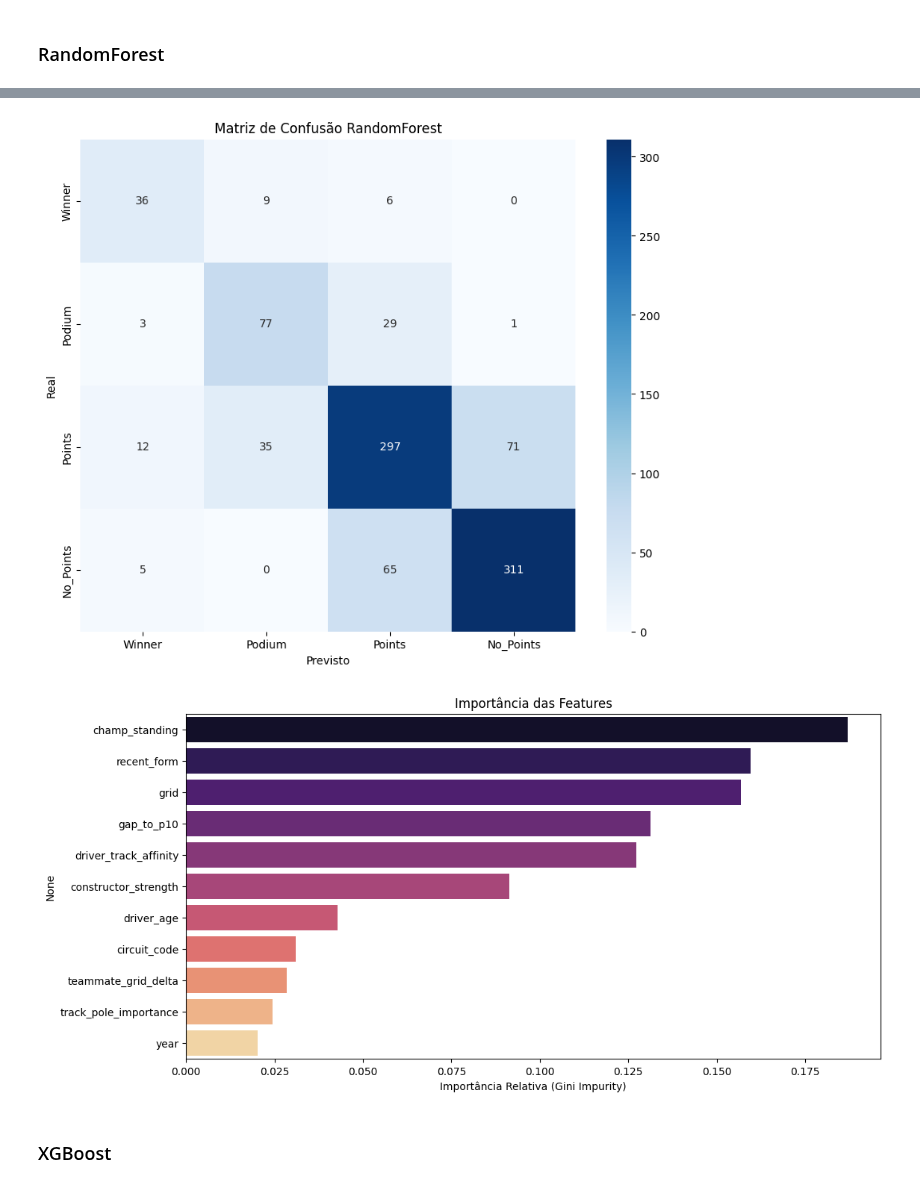
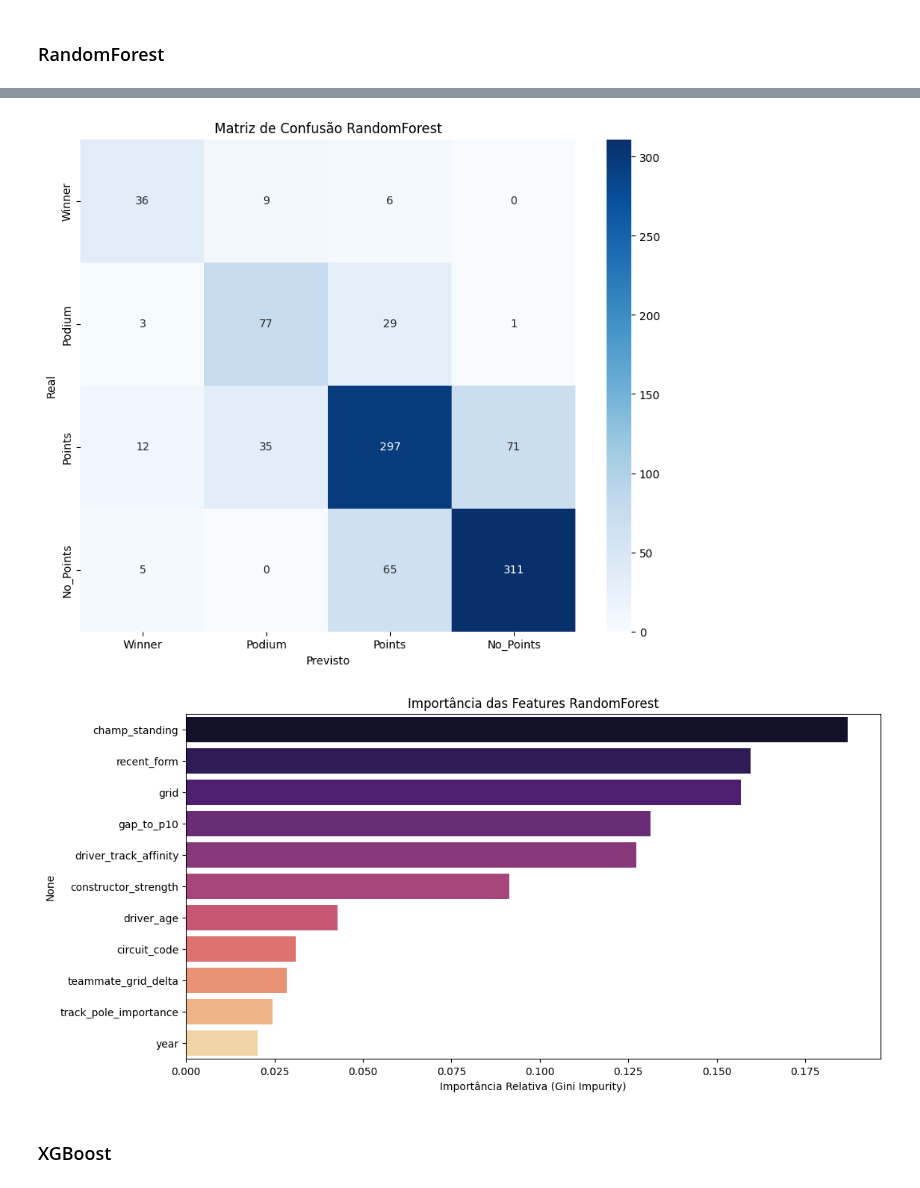
Before and after one commit to falconeee/CD-2025-2, a Jupyter notebook: projeto final/projeto_final.ipynb, the cells around one changed output, grey strips where cells are left out. Cells and saved outputs as stored; diff of their text form; code cells hidden in the pictures.

Commit message:
add title in feature importance graph

```diff
--- a/projeto final/projeto_final.ipynb
+++ b/projeto final/projeto_final.ipynb
@@ -1545,35 +1545,35 @@ plt.figure(figsize=(10, 8))
 sns.heatmap(cm, annot=True, fmt='d', cmap='Blues',
             xticklabels=labels_order, yticklabels=labels_order)
 
 plt.title('Matriz de Confusão RandomForest')
 plt.xlabel('Previsto')
 plt.ylabel('Real')
 plt.show()
 
 feat_imp = pd.Series(rf_model.feature_importances_, index=features).sort_values(ascending=False)
 plt.figure(figsize=(12, 6))
 sns.barplot(x=feat_imp.values, y=feat_imp.index, palette='magma')
-plt.title('Importância das Features')
+plt.title('Importância das Features RandomForest')
 plt.xlabel('Importância Relativa (Gini Impurity)')
 plt.show()
 # %% [output]
 Acurácia Global RandomForest: 75.34%
 Acurácia Balanceada RandomForest: 73.45%
 
 Relatório de Classificação:
 
               precision    recall  f1-score   support
 
       Winner       0.64      0.71      0.67        51
       Podium       0.64      0.70      0.67       110
       Points       0.75      0.72      0.73       415
    No_Points       0.81      0.82      0.81       381
 
     accuracy                           0.75       957
    macro avg       0.71      0.73      0.72       957
 weighted avg       0.76      0.75      0.75       957
 [figure]
-[figure, old version]
+[figure, new version]
 # %% [markdown]
 ### XGBoost
 # %%
```
Also changed, not shown: parts of 2 cells of this notebook.
